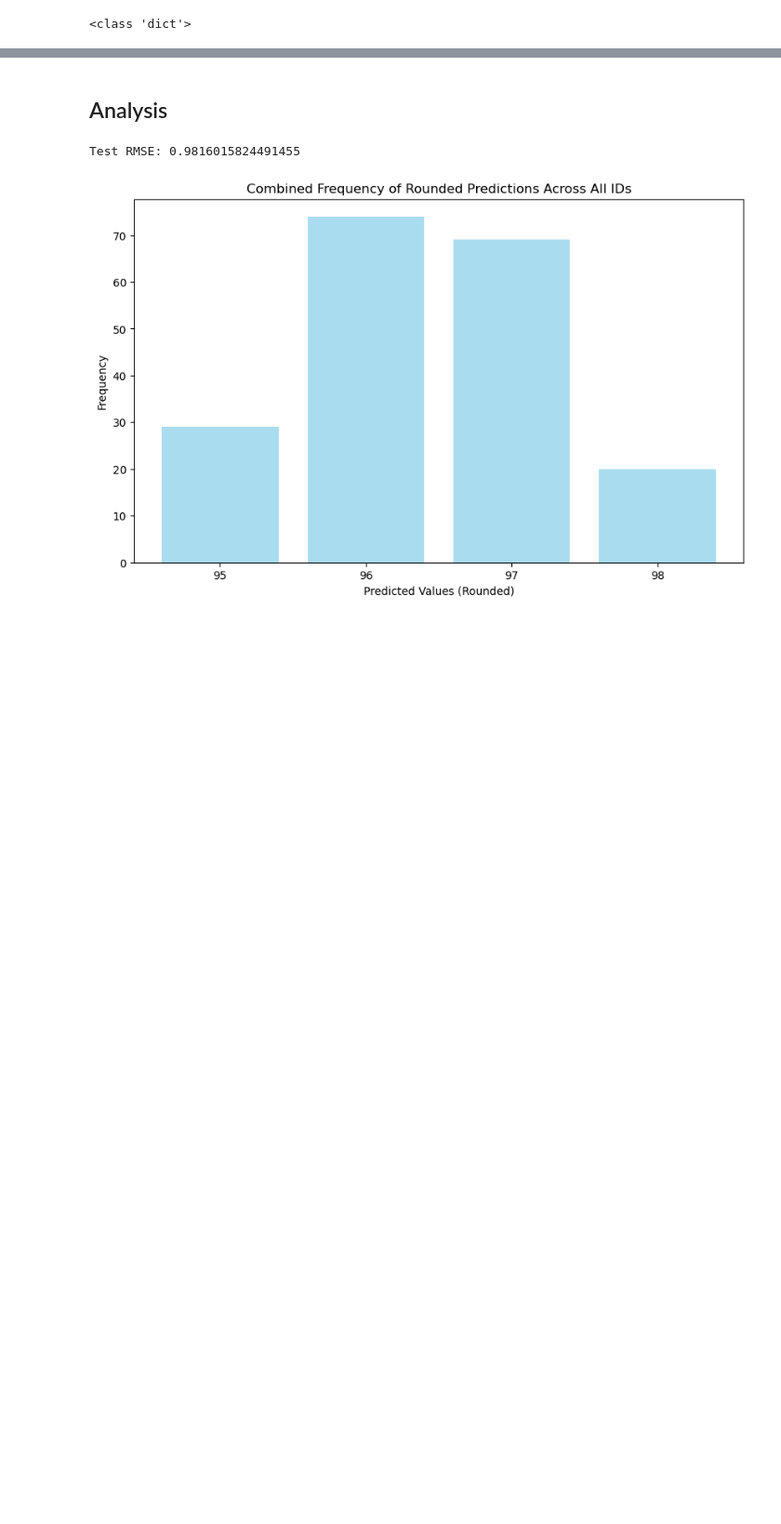
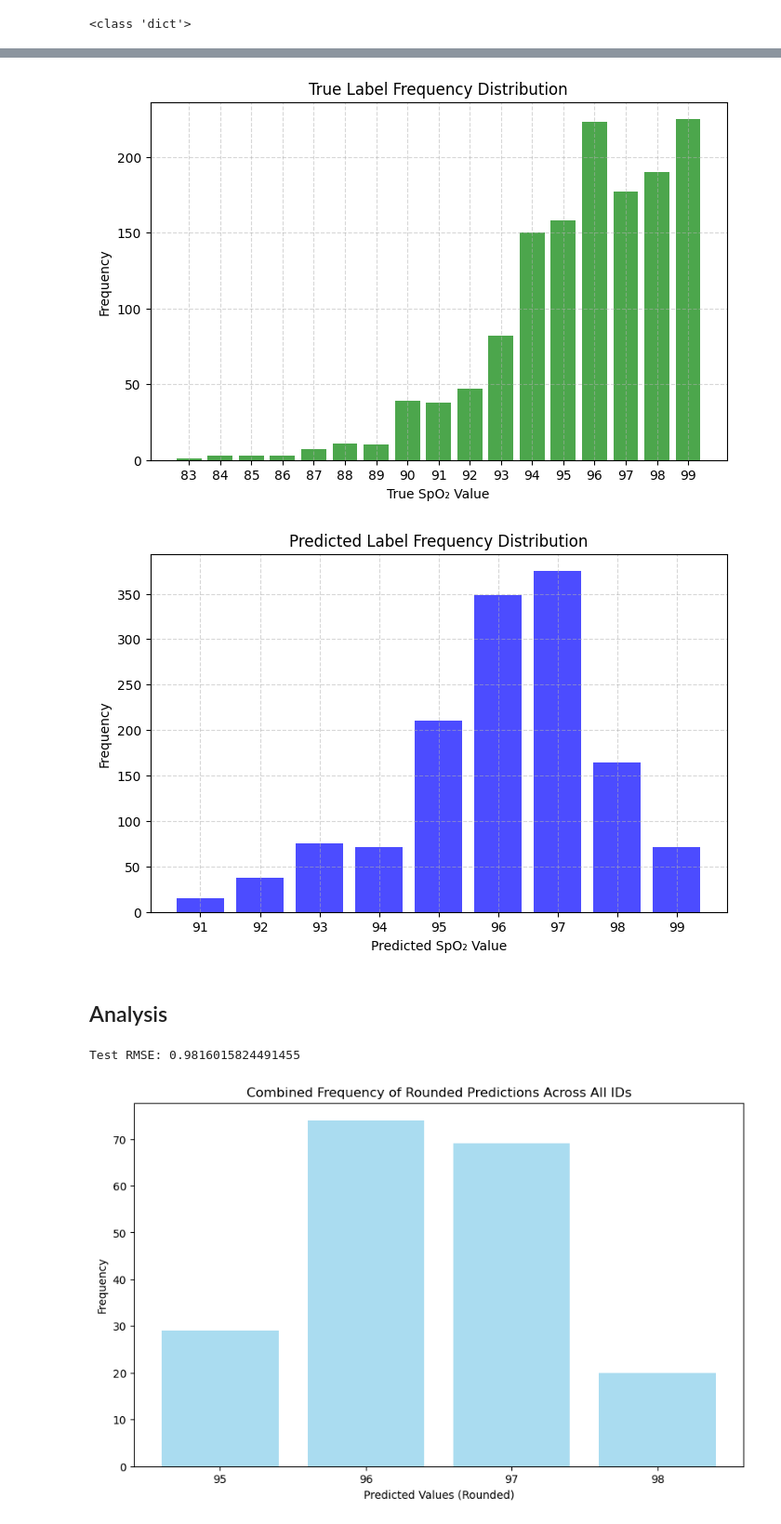
Before and after one commit to Final-Year-Project-KDHP/rPPG-Toolbox, a Jupyter notebook: PhysMambaSF_SpO2.ipynb, the cells around one changed output, grey strips where cells are left out. Shown at 93% size. Saved outputs shown, nothing was run; the diff lists cells and outputs as text; code cells hidden in the pictures; blank space fills up the shorter version.

```diff
--- a/PhysMambaSF_SpO2.ipynb
+++ b/PhysMambaSF_SpO2.ipynb
@@ -35,3 +80,41 @@ print(label_values)
+# %%
+import numpy as np
+import matplotlib.pyplot as plt
+
+# Assuming you already have these lists
+# pred_values = [...]
+# label_values = [...]
+
+# Convert to numpy arrays
+y_pred = np.array(pred_values)
+y_true = np.array(label_values)
+
+# Unique values and their counts
+true_labels, true_counts = np.unique(y_true, return_counts=True)
+pred_labels, pred_counts = np.unique(y_pred, return_counts=True)
+
+# Plot True Label Frequency
+plt.figure(figsize=(8, 5))
+plt.bar(true_labels, true_counts, color='green', alpha=0.7)
+plt.xlabel('True SpO₂ Value')
+plt.ylabel('Frequency')
+plt.title('True Label Frequency Distribution')
+plt.grid(True, linestyle='--', alpha=0.5)
+plt.xticks(true_labels)  # Show all label ticks
+plt.show()
+
+# Plot Predicted Label Frequency
+plt.figure(figsize=(8, 5))
+plt.bar(pred_labels, pred_counts, color='blue', alpha=0.7)
+plt.xlabel('Predicted SpO₂ Value')
+plt.ylabel('Frequency')
+plt.title('Predicted Label Frequency Distribution')
+plt.grid(True, linestyle='--', alpha=0.5)
+plt.xticks(pred_labels)  # Show all predicted label ticks
+plt.show()
+# %% [output]
+[figure, added]
+[figure, added]
 # %% [markdown]
 ## Analysis
 # %%
```
Also changed, not shown: parts of 5 cells of this notebook, 7 other files.
